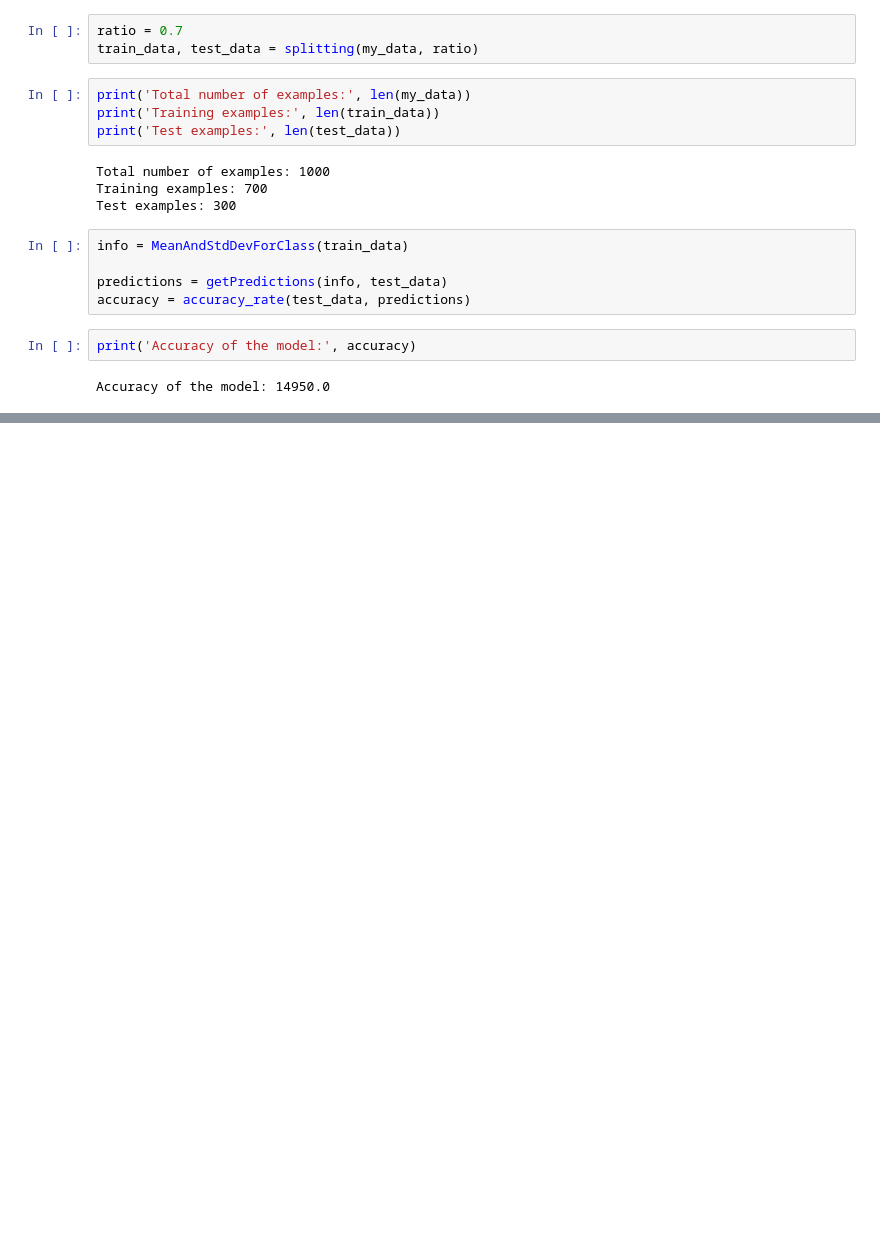
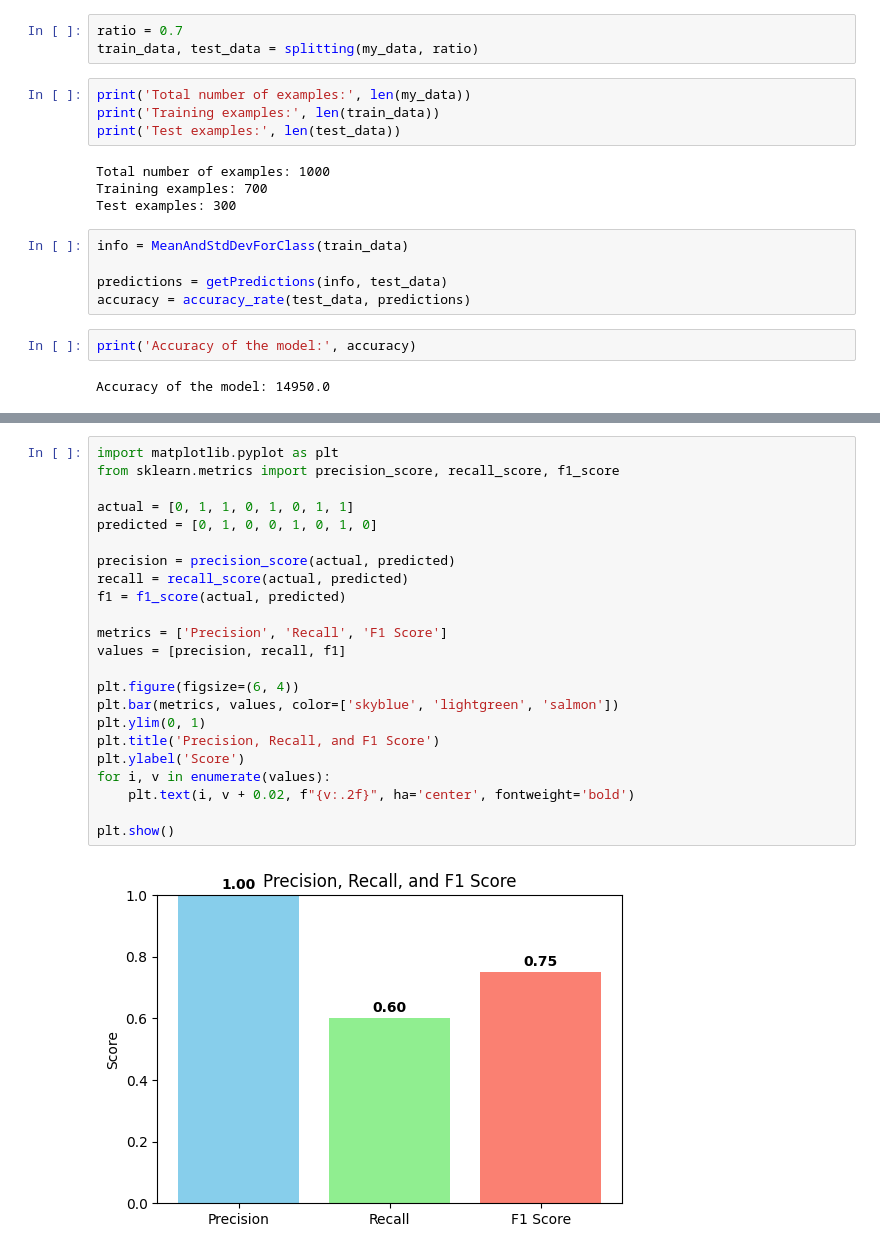
Before and after one commit to dipak1920basnet/Naive_bayes_classifier, a Jupyter notebook: naive_bayes_scratch_implementation.ipynb, the cells around one changed output, grey strips where cells are left out. Cells and saved outputs as stored; diff of their text form; blank space fills up the shorter version.

```diff
--- a/naive_bayes_scratch_implementation.ipynb
+++ b/naive_bayes_scratch_implementation.ipynb
@@ -129,0 +145,25 @@ Accuracy of the model: 14950.0
+# %%
+import matplotlib.pyplot as plt
+from sklearn.metrics import precision_score, recall_score, f1_score
+
+actual = [0, 1, 1, 0, 1, 0, 1, 1]
+predicted = [0, 1, 0, 0, 1, 0, 1, 0]
+
+precision = precision_score(actual, predicted)
+recall = recall_score(actual, predicted)
+f1 = f1_score(actual, predicted)
+
+metrics = ['Precision', 'Recall', 'F1 Score']
+values = [precision, recall, f1]
+
+plt.figure(figsize=(6, 4))
+plt.bar(metrics, values, color=['skyblue', 'lightgreen', 'salmon'])
+plt.ylim(0, 1)
+plt.title('Precision, Recall, and F1 Score')
+plt.ylabel('Score')
+for i, v in enumerate(values):
+    plt.text(i, v + 0.02, f"{v:.2f}", ha='center', fontweight='bold')
+
+plt.show()
+# %% [output]
+[figure, added]
```
Also changed, not shown: parts of 1 cell of this notebook.
